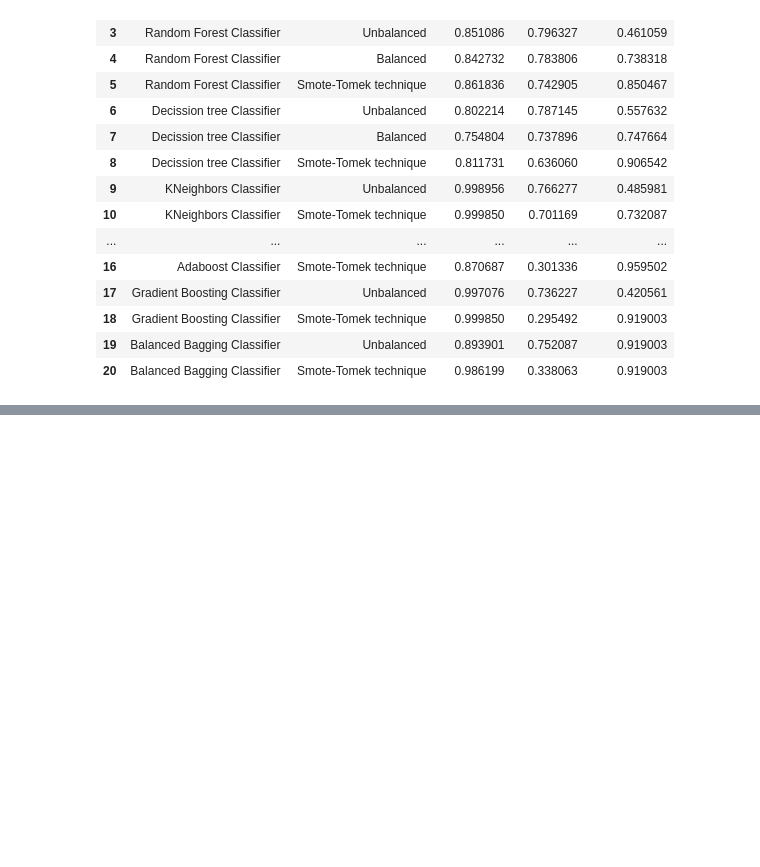
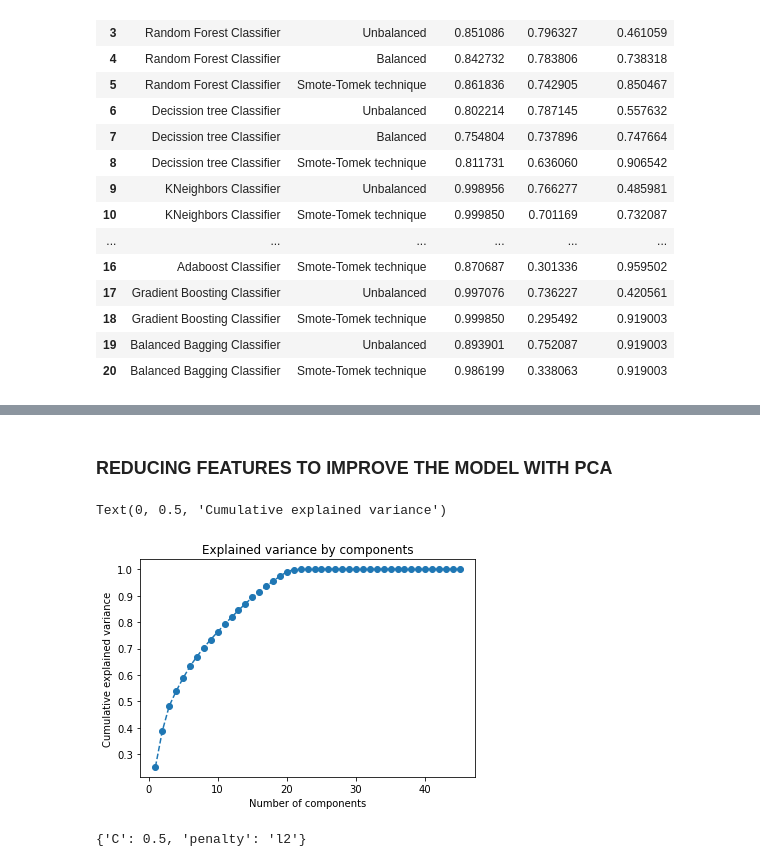
Before and after one commit to rfisla/MACHINE-LEARNING-PROJECTS, a Jupyter notebook: Telecom_users_analysis.ipynb, the cells around one changed output, grey strips where cells are left out. Cells and saved outputs as stored; diff of their text form; code cells hidden in the pictures; blank space fills up the shorter version.

```diff
--- a/Telecom_users_analysis.ipynb
+++ b/Telecom_users_analysis.ipynb
@@ -921,0 +1098,14 @@ results.sort_values(by='Recall class1',ascending=False).head(5)
+# %% [markdown]
+### REDUCING FEATURES TO IMPROVE THE MODEL WITH PCA
+# %%
+standar = StandardScaler()
+features_s = standar.fit_transform(features)
+pca = PCA()
+pca.fit(features_s)
+plt.plot(range(1,46), pca.explained_variance_ratio_.cumsum(), marker= 'o' , linestyle = '--')
+plt.title('Explained variance by components')
+plt.xlabel('Number of components')
+plt.ylabel('Cumulative explained variance')
+# %% [output]
+Text(0, 0.5, 'Cumulative explained variance')
+[figure, added]
@@ -921,0 +1125,8 @@ results.sort_values(by='Recall class1',ascending=False).head(5)
+# %%
+#Hyperparameter tunning to find the best hyperparameters combination
+parameters={'penalty':['l1','l2'],'C':[0.1,0.3,0.5,0.7,0.9,1.5,10]}
+lr=LogisticRegression(solver='liblinear')
+grid=GridSearchCV(lr,param_grid=parameters).fit(X_train_pca,y_train)
+grid.best_params_
+# %% [output]
+{'C': 0.5, 'penalty': 'l2'}
```
Also changed, not shown: parts of 62 cells of this notebook.
